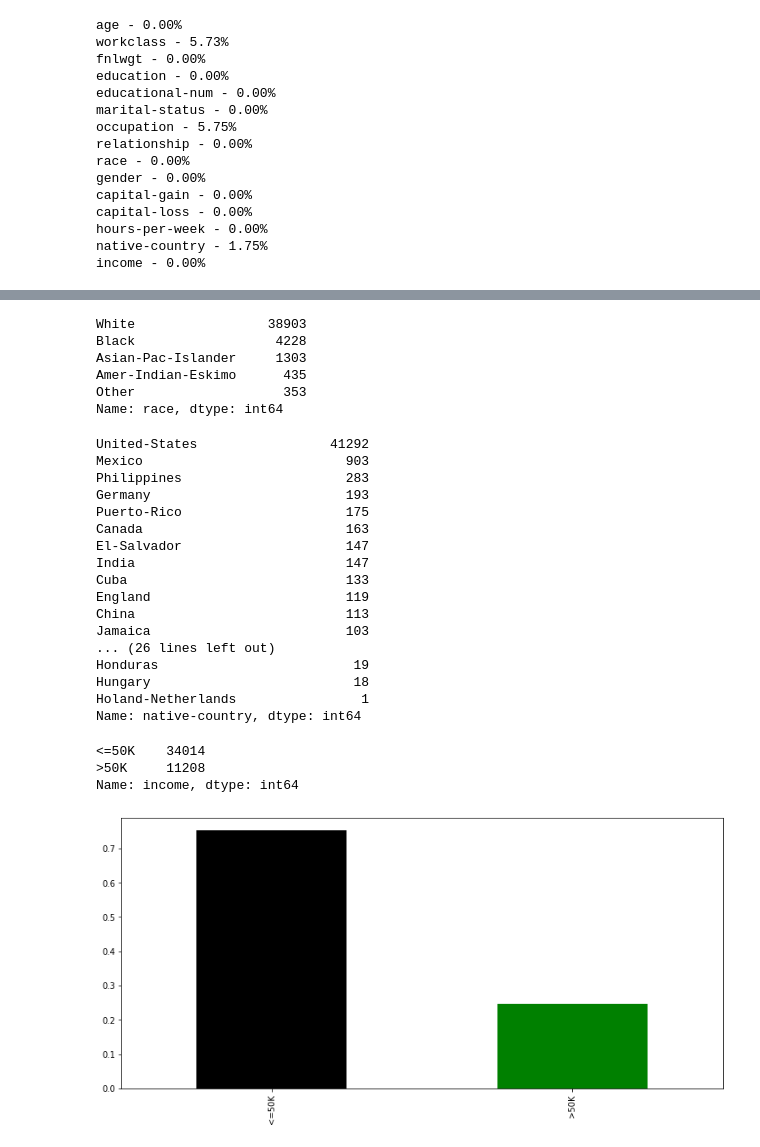
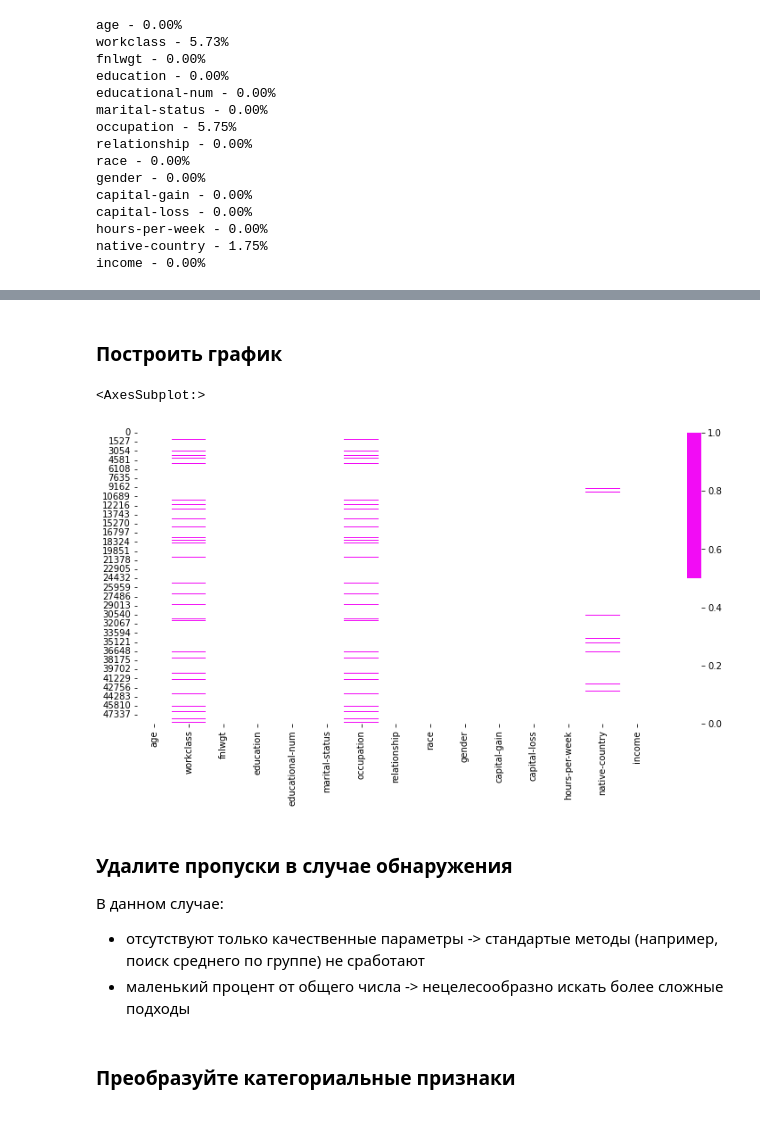
Before and after one commit to AMoty/DS_ML, a Jupyter notebook: DZ1.ipynb, the cells around one changed output, grey strips where cells are left out. Saved outputs shown, nothing was run; the diff lists cells and outputs as text; code cells hidden in the pictures.

```diff
--- a/DZ1.ipynb
+++ b/DZ1.ipynb
@@ -183,39 +80,16 @@ Name: gender, dtype: int64
-# %%
-ll['race'].value_counts()
-# %% [output]
-White                 38903
-Black                  4228
-Asian-Pac-Islander     1303
-Amer-Indian-Eskimo      435
-Other                   353
-Name: race, dtype: int64
-# %%
-ll['native-country'].value_counts()
-# %% [output]
-United-States                 41292
-Mexico                          903
-Philippines                     283
-Germany                         193
-Puerto-Rico                     175
-Canada                          163
-El-Salvador                     147
-India                           147
-Cuba                            133
-England                         119
-China                           113
-Jamaica                         103
-... (26 lines left out)
-Honduras                         19
-Hungary                          18
-Holand-Netherlands                1
-Name: native-country, dtype: int64
-# %%
-ll['income'].value_counts()
-# %% [output]
-<=50K    34014
->50K     11208
-Name: income, dtype: int64
-# %%
-ax = ll['income'].value_counts(normalize= True).plot(kind = 'bar', color = ['k','g'])
-# %% [output]
-[figure, removed]
+# %% [markdown]
+### Построить график
+# %%
+cols = df.columns
+colours = ['#ffffff', '#f20cf5']
+sns.heatmap(df[cols].isnull(), cmap=sns.color_palette(colours))
+# %% [output]
+<AxesSubplot:>
+[figure, added]
+# %% [markdown]
+### Удалите пропуски в случае обнаружения
+
+
+В данном случае:
+ - отсутствуют только качественные параметры  -> стандартые методы (например, поиск среднего по группе) не сработают
+ - маленький процент от общего числа -> нецелесообразно искать более сложные подходы
@@ -221,0 +98,2 @@ ax = ll['income'].value_counts(normalize= True).plot(kind = 'bar', color = ['k',
+# %% [markdown]
+### Преобразуйте категориальные признаки
```
Also changed, not shown: parts of 51 cells of this notebook.
